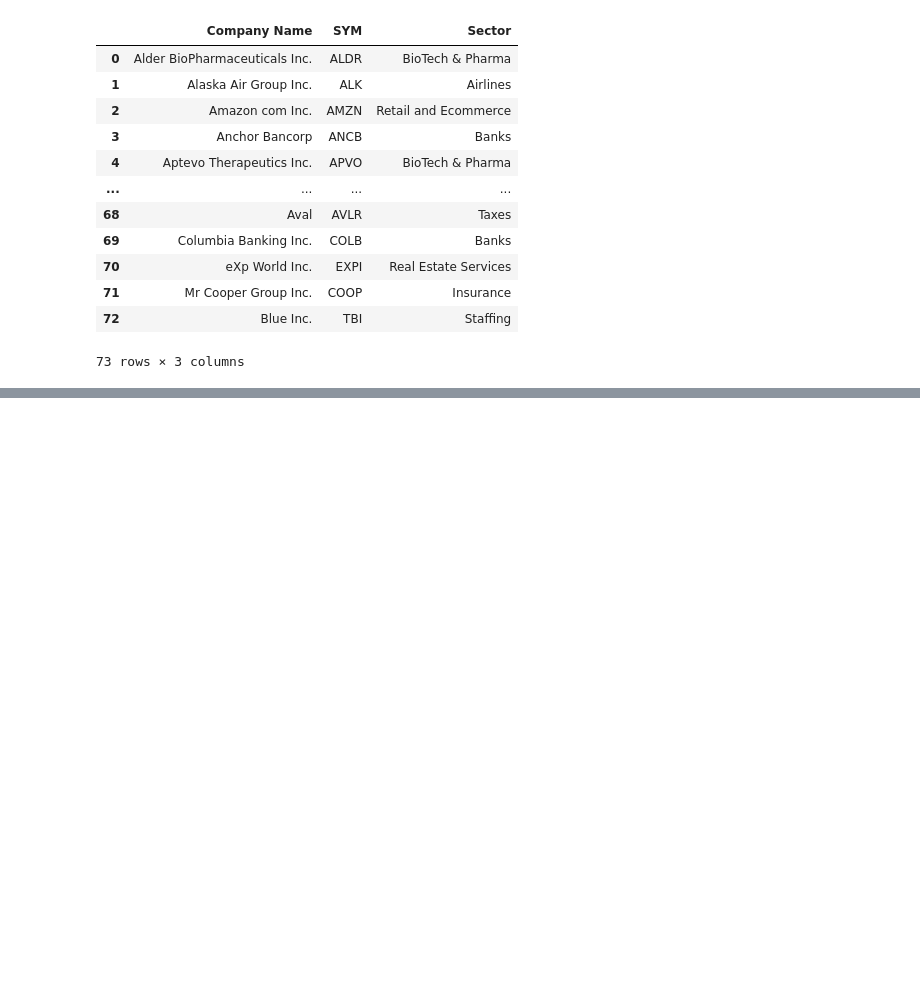
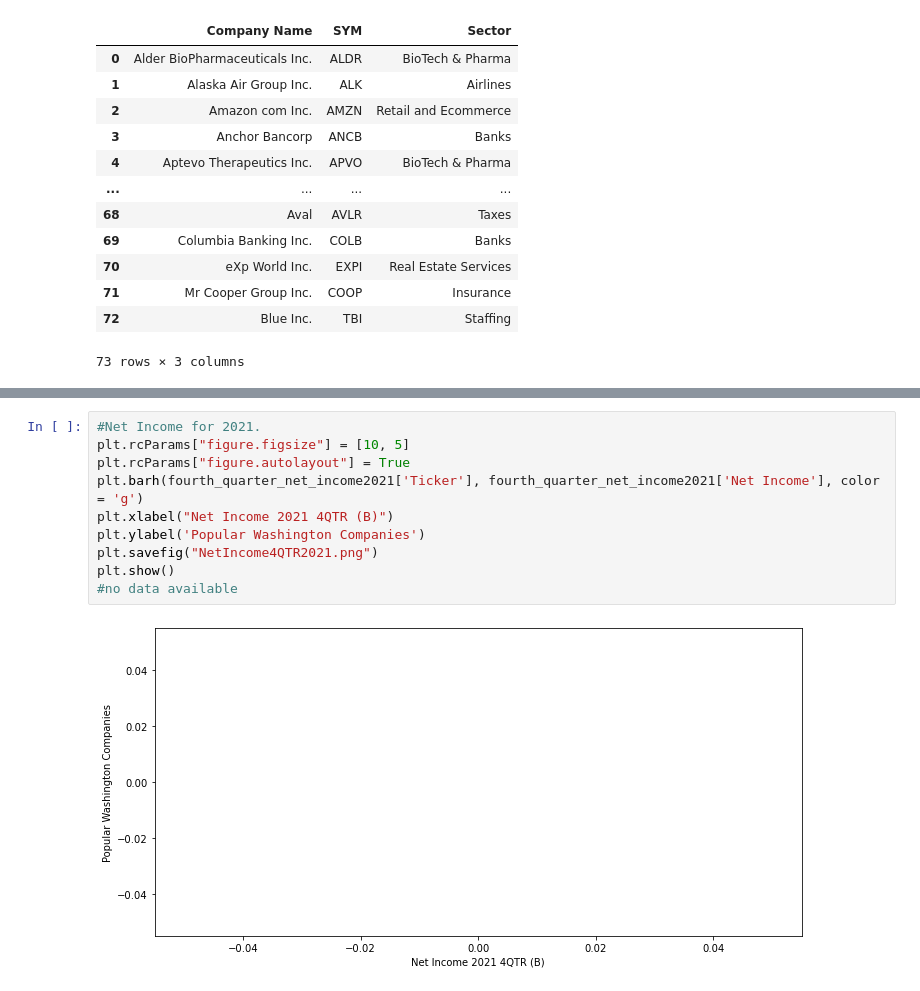
Before and after one commit to ScottMcLean98/Project1, a Jupyter notebook: IncomeStatement Data.ipynb, the cells around one changed output, grey strips where cells are left out. Drawn from its saved outputs; the diff is of its cells as text; blank space fills up the shorter version.

```diff
--- a/IncomeStatement Data.ipynb
+++ b/IncomeStatement Data.ipynb
@@ -185,0 +205,12 @@ fourth_quarter_net_income2022
+# %%
+#Net Income for 2021.
+plt.rcParams["figure.figsize"] = [10, 5]
+plt.rcParams["figure.autolayout"] = True
+plt.barh(fourth_quarter_net_income2021['Ticker'], fourth_quarter_net_income2021['Net Income'], color = 'g')
+plt.xlabel("Net Income 2021 4QTR (B)")
+plt.ylabel('Popular Washington Companies')
+plt.savefig("NetIncome4QTR2021.png")
+plt.show()
+#no data available
+# %% [output]
+[figure, added]
```
Also changed, not shown: parts of 6 cells of this notebook, 4 other files.
